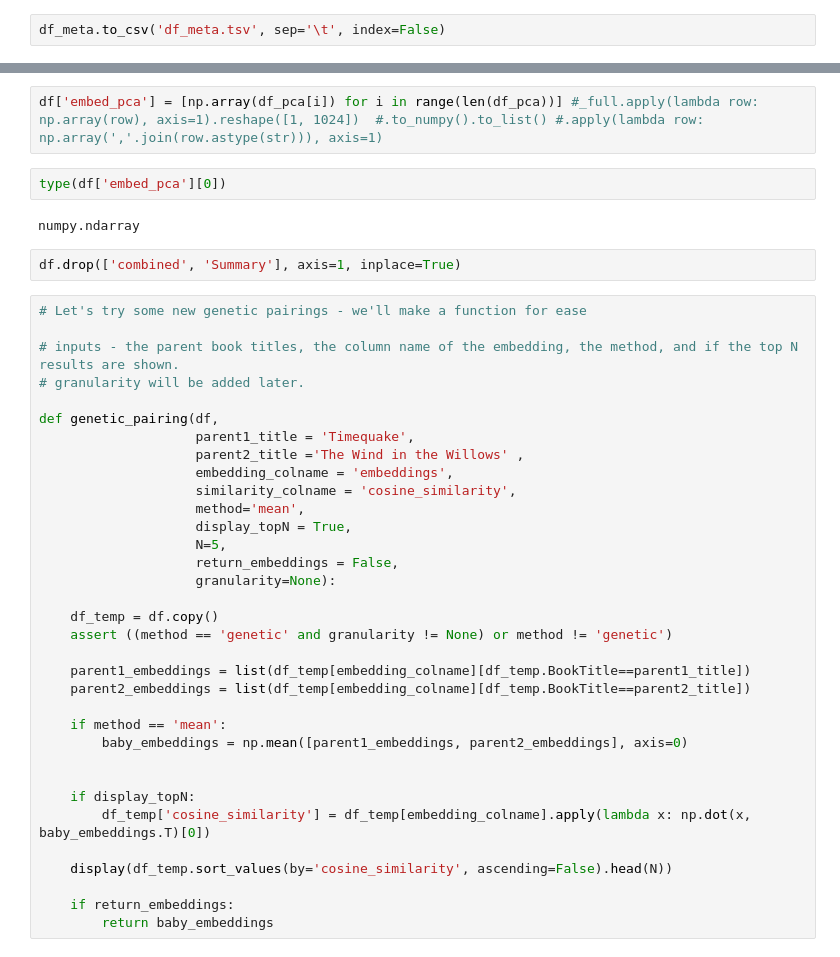
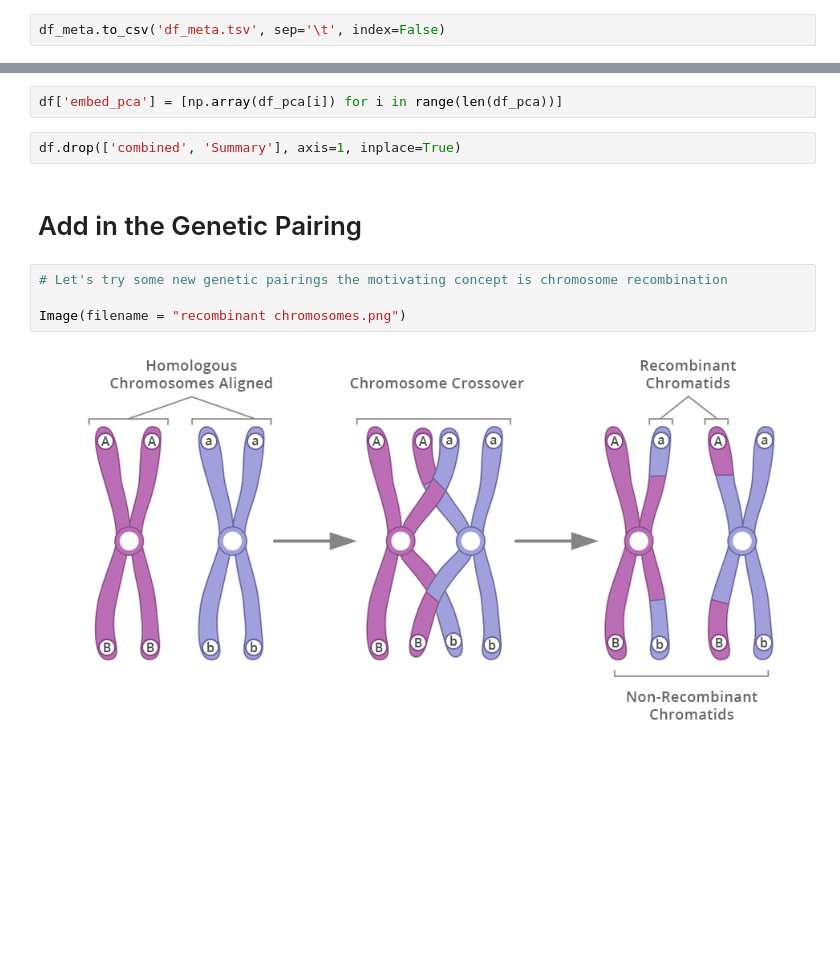
Before and after one commit to zemerica/book_babies, a Jupyter notebook: BookBabies_Embeddings1.ipynb, the cells around one changed output, grey strips where cells are left out. Cells and saved outputs as stored; diff of their text form; blank space fills up the shorter version.

```diff
--- a/BookBabies_Embeddings1.ipynb
+++ b/BookBabies_Embeddings1.ipynb
@@ -275,42 +266,12 @@ Name: embed1, dtype: object
 # %%
-df['embed_pca'] = [np.array(df_pca[i]) for i in range(len(df_pca))] #_full.apply(lambda row: np.array(row), axis=1).reshape([1, 1024])  #.to_numpy().to_list() #.apply(lambda row: np.array(','.join(row.astype(str))), axis=1)
+df['embed_pca'] = [np.array(df_pca[i]) for i in range(len(df_pca))]
-# %%
-type(df['embed_pca'][0])
-# %% [output]
-numpy.ndarray
 # %%
 df.drop(['combined', 'Summary'], axis=1, inplace=True)
-# %%
-# Let's try some new genetic pairings - we'll make a function for ease
-
-# inputs - the parent book titles, the column name of the embedding, the method, and if the top N results are shown.
-# granularity will be added later.
-
-def genetic_pairing(df,
-                    parent1_title = 'Timequake',
-                    parent2_title ='The Wind in the Willows' ,
-                    embedding_colname = 'embeddings',
-                    similarity_colname = 'cosine_similarity',
-                    method='mean',
-                    display_topN = True,
-                    N=5,
-                    return_embeddings = False,
-                    granularity=None):
-
-    df_temp = df.copy()
-    assert ((method == 'genetic' and granularity != None) or method != 'genetic')
-
-    parent1_embeddings = list(df_temp[embedding_colname][df_temp.BookTitle==parent1_title])
-    parent2_embeddings = list(df_temp[embedding_colname][df_temp.BookTitle==parent2_title])
-
-    if method == 'mean':
-        baby_embeddings = np.mean([parent1_embeddings, parent2_embeddings], axis=0)
-
-
-    if display_topN:
-        df_temp['cosine_similarity'] = df_temp[embedding_colname].apply(lambda x: np.dot(x, baby_embeddings.T)[0])
-
-    display(df_temp.sort_values(by='cosine_similarity', ascending=False).head(N))
-
-    if return_embeddings:
-        return baby_embeddings
+# %% [markdown]
+# Add in the Genetic Pairing
+# %%
+# Let's try some new genetic pairings the motivating concept is chromosome recombination
+
+Image(filename = "recombinant chromosomes.png")
+# %% [output]
+[figure, added]
```
Also changed, not shown: parts of 13 cells of this notebook, 2 other files.
